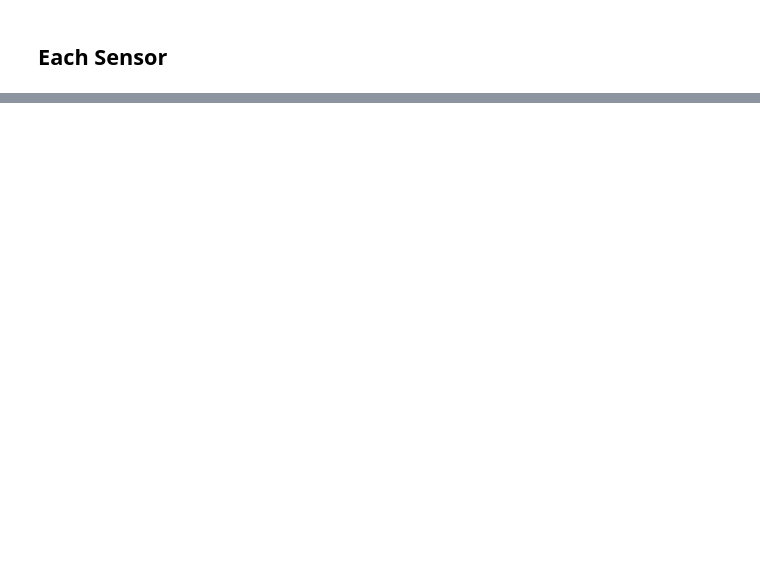
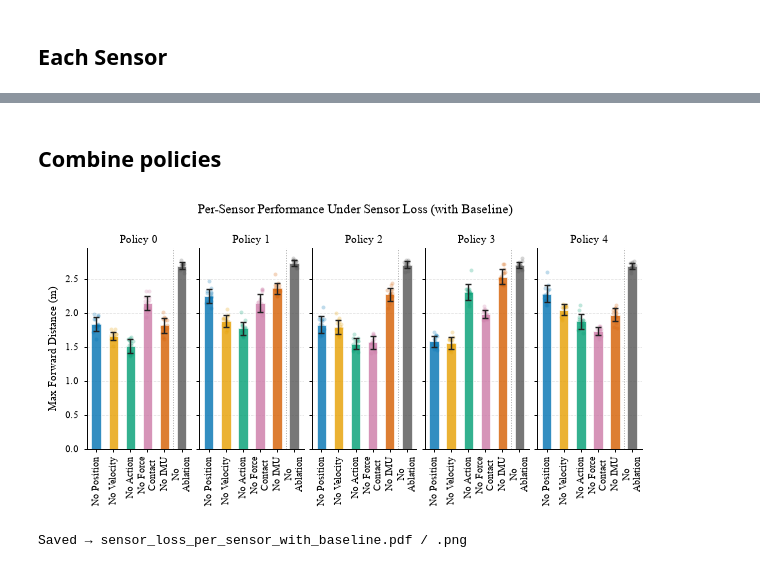
Before and after one commit to PavarisAsawa/locomotion_learning_information-theory, a Jupyter notebook: key_sensor/sensor_loss_performance.ipynb, the cells around one changed output, grey strips where cells are left out. Drawn from its saved outputs; the diff is of its cells as text; code cells hidden in the pictures; blank space fills up the shorter version.

Commit message:
update visualize and clear old figure

```diff
--- a/key_sensor/sensor_loss_performance.ipynb
+++ b/key_sensor/sensor_loss_performance.ipynb
@@ -541 +544,81 @@ print("Saved → sensor_loss_per_policy_with_baseline.pdf / .png")
 Saved → sensor_loss_per_policy_with_baseline.pdf / .png
+# %% [markdown]
+## Combine policies
+# %%
+# ── Per-policy: 6 bars per panel (5 sensor ablations + baseline) ─────────────
+
+sensor_order   = ["pos", "vel", "action", "fc", "IMU"]
+sensor_labels  = ["No Position", "No Velocity", "No Action", "No Force\nContact", "No IMU", "No\nAblation"]
+
+SENSOR_COLORS  = ["#0072B2", "#E69F00", "#009E73", "#CC79A7", "#D55E00"]
+BASELINE_COLOR = "#555555"
+ALL_COLORS     = SENSOR_COLORS + [BASELINE_COLOR]
+
+# ── IEEE conference (ICRA/IROS) figure geometry ───────────────────────────────
+PAGE = 7.16   # double-column width (in) — this figure spans both columns (figure*)
+
+rc = {
+    "font.family":      "serif",
+    "font.serif":       ["Times New Roman", "DejaVu Serif"],
+    "mathtext.fontset": "stix",
+    "font.size":        8,
+    "axes.labelsize":   8,
+    "axes.titlesize":   8,
+    "xtick.labelsize":  7,
+    "ytick.labelsize":  7,
+    "legend.fontsize":  7,
+    "axes.linewidth":   0.7,
+    "pdf.fonttype":     42,   # embed real text (Type 42), not outlines
+    "ps.fonttype":      42,
+}
+
+with plt.rc_context(rc):
+    fig, axes = plt.subplots(1, 5, figsize=(PAGE, 2.6), sharey=True,
+                             gridspec_kw={"wspace": 0.08})
+    fig.suptitle("Per-Sensor Performance Under Sensor Loss (with Baseline)", fontsize=9, y=1.05)
+
+    W   = 0.55
+    x   = np.arange(len(sensor_labels))   # 6 positions
+    rng = np.random.default_rng(0)
+
+    for pol_idx, ax in enumerate(axes):
+        all_data = [per_policy[s][pol_idx] for s in sensor_order] + [baseline_per_policy[pol_idx]]
+        means    = np.array([np.mean(d) for d in all_data])
+        sems     = np.array([stats.sem(d)  for d in all_data])
+        sds      = np.array([np.std(d, ddof=1) for d in all_data])
+        # Bars
+        ax.bar(x, means, width=W, color=ALL_COLORS, alpha=0.80,
+               edgecolor="white", linewidth=0.6, zorder=3)
+
+        ax.errorbar(x, means, yerr=sds, fmt="none",
+                    ecolor="#222222", elinewidth=1.0,
+                    capsize=2.5, capthick=1.0, zorder=5)
+
+        # Jitter
+        for si, d in enumerate(all_data):
+            jitter = rng.uniform(-W * 0.28, W * 0.28, size=len(d))
+            ax.scatter(x[si] + jitter, d,
+                       color=ALL_COLORS[si], alpha=0.25, s=8, linewidths=0, zorder=4)
+
+        # Thin dotted divider separating ablation bars from baseline bar
+        ax.axvline(len(sensor_order) - 0.5, color="#aaaaaa",
+                   linewidth=0.7, linestyle=":", zorder=7)
+
+        ax.set_title(f"Policy {pol_idx}", pad=4)
+        ax.set_xticks(x)
+        ax.set_xticklabels(sensor_labels, rotation=90)
+        ax.yaxis.grid(True, linestyle="--", linewidth=0.5, alpha=0.40, zorder=0)
+        ax.set_axisbelow(True)
+        ax.spines[["top", "right"]].set_visible(False)
+        ax.spines[["left", "bottom"]].set_linewidth(0.7)
+        ax.tick_params(length=2.5, width=0.7)
+
+    axes[0].set_ylabel("Max Forward Distance (m)", labelpad=5)
+
+    fig.savefig("sensor_loss_per_sensor_with_baseline.pdf", bbox_inches="tight", pad_inches=0.02)
+    fig.savefig("sensor_loss_per_sensor_with_baseline.png", dpi=600, bbox_inches="tight", pad_inches=0.02)
+    plt.show()
+    print("Saved → sensor_loss_per_sensor_with_baseline.pdf / .png")
+# %% [output]
+[figure, added]
+Saved → sensor_loss_per_sensor_with_baseline.pdf / .png
```
Also changed, not shown: parts of 6 cells of this notebook, 57 other files.
